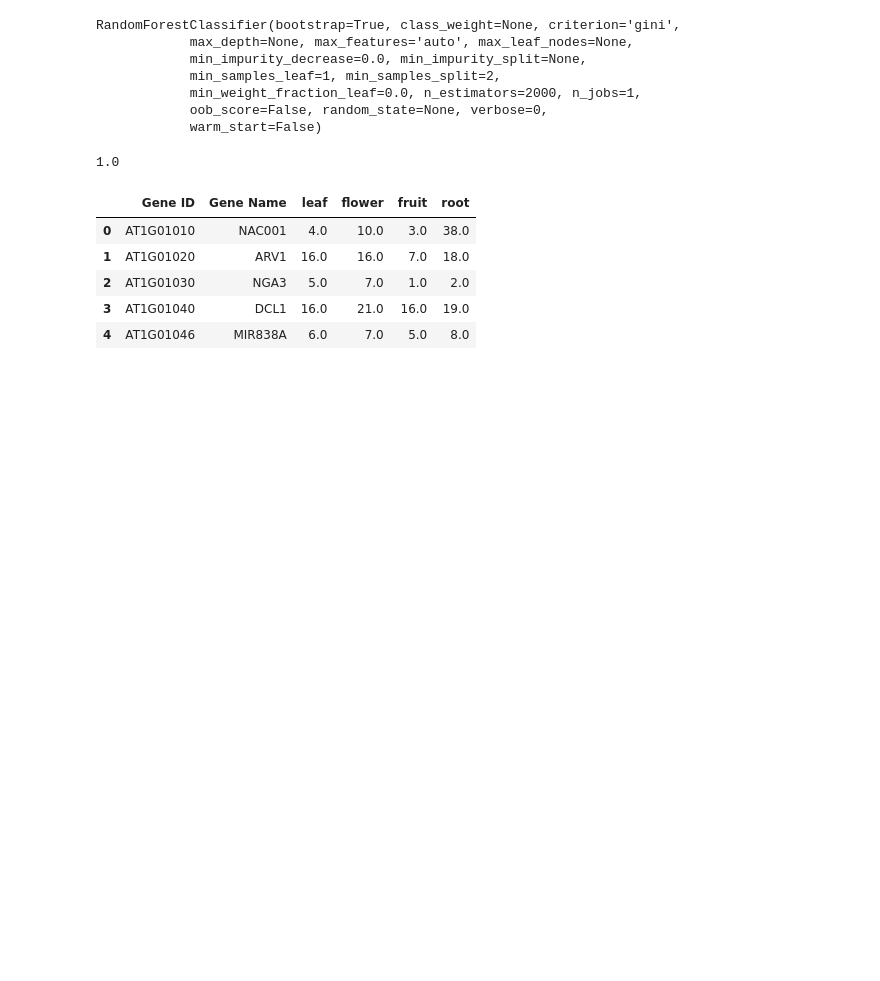
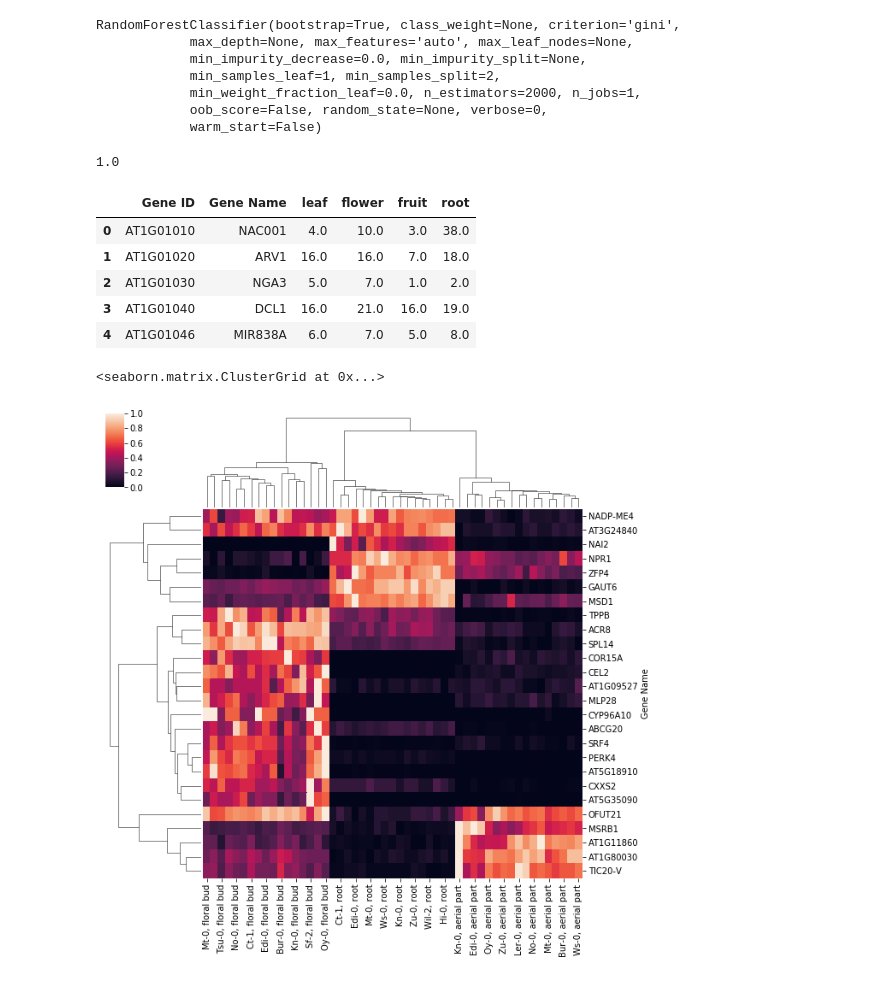
Before and after one commit to k821209/biobigdata, a Jupyter notebook: 5. ML_application.ipynb, the cells around one changed output. Cells and saved outputs as stored; diff of their text form; code cells hidden in the pictures; blank space fills up the shorter version.

```diff
--- a/5. ML_application.ipynb
+++ b/5. ML_application.ipynb
@@ -244,3 +244,26 @@ df_tissues.head()
 # %%
 # Transcription profiling by high throughput sequencing from seedling, root, and floral buds of 17 Arabidopsis thaliana accessions
 # https://www.ebi.ac.uk/gxa/experiments-content/E-GEOD-53197/resources/ExperimentDownloadSupplier.RnaSeqBaseline/tpms.tsv
+# %%
+%matplotlib inline
+import matplotlib.pyplot as plt
+import pandas as pd
+import seaborn as sb
+from sklearn.ensemble import RandomForestClassifier
+
+df_17   = pd.read_csv('/home/k821209/common/arabi17acc.tpms.tsv',sep='\t',comment='#')
+tissues = list(set([x.split(',')[1].strip() for x in df_17.columns[2:]]))
+
+y          = [tissues.index(x.split(',')[1].strip()) for x in df_17.columns[2:]]
+c          = df_17.columns[1:]
+df_17_c_ix = df_17[c].set_index('Gene Name').fillna(0)
+X          = df_17_c_ix.values.T
+
+rf = RandomForestClassifier(n_estimators=5000,random_state=0)
+rf.fit(X,y)
+
+m = rf.feature_importances_ > 0.0005 # Based on "plt.hist(rf.feature_importances_)"
+sb.clustermap(df_17_c_ix[m],standard_scale=0,figsize=(10,10))
+# %% [output]
+<seaborn.matrix.ClusterGrid at 0x...>
+[figure, added]
```
Also changed, not shown: parts of 14 cells of this notebook.
